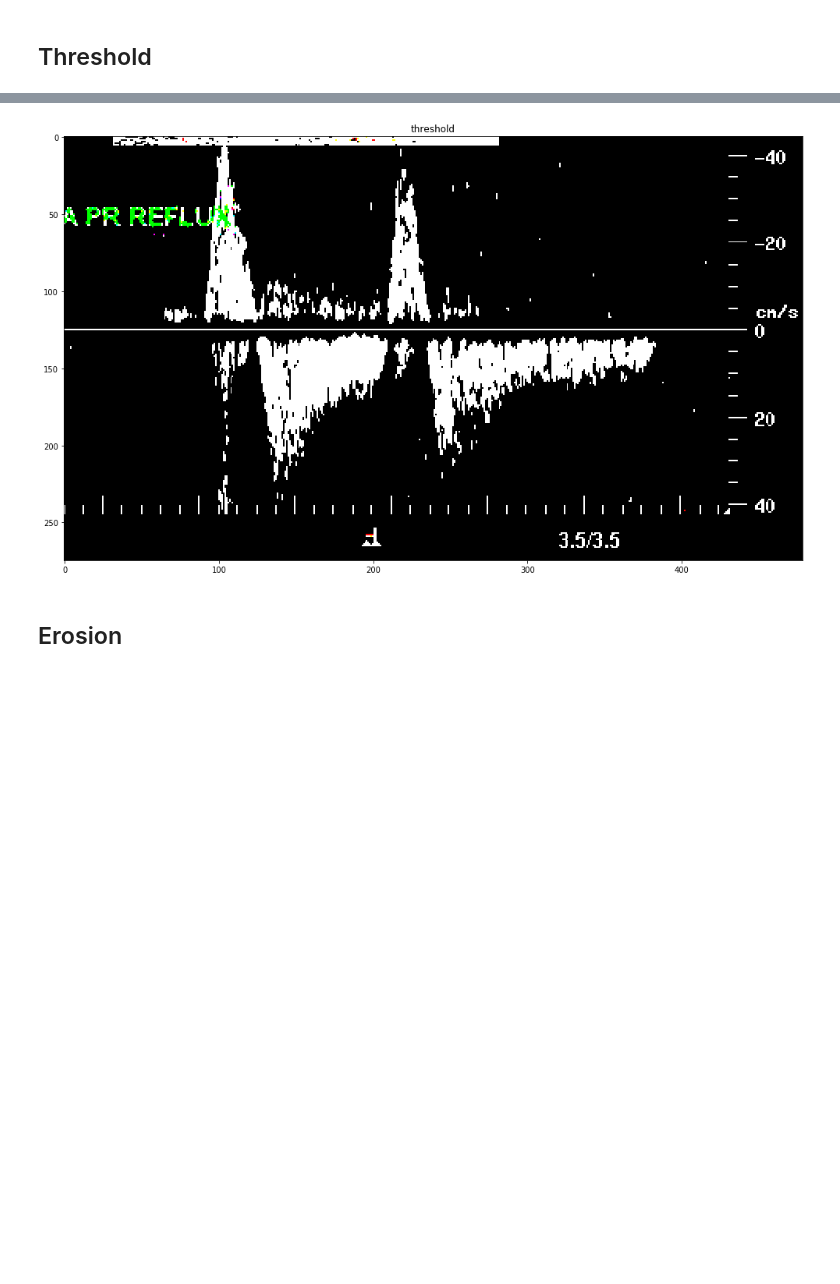
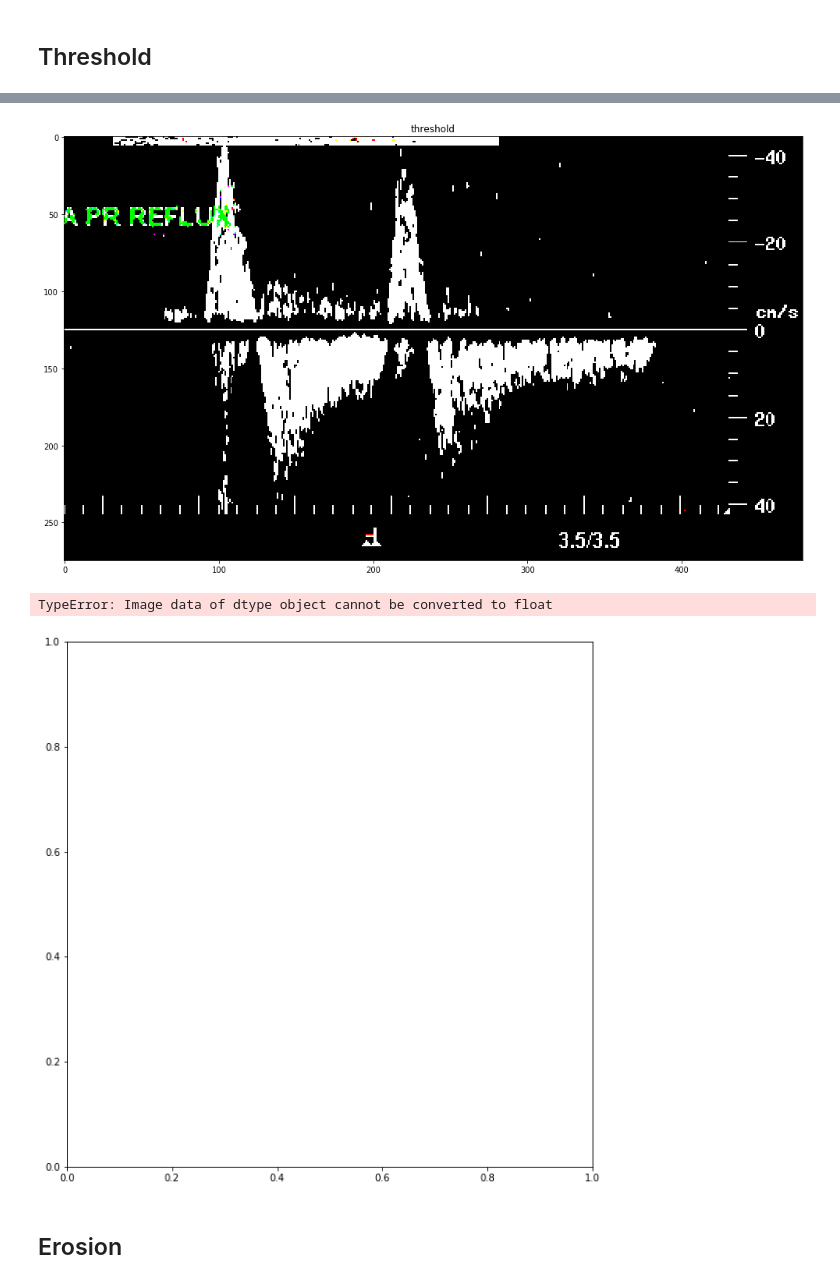
Before and after one commit to mscibxablach/FeaturesExtractionNotebook, a Jupyter notebook: Morph.ipynb, the cells around one changed output, grey strips where cells are left out. Cells and saved outputs as stored; diff of their text form; code cells hidden in the pictures; blank space fills up the shorter version.

```diff
--- a/Morph.ipynb
+++ b/Morph.ipynb
@@ -34,14 +45,20 @@ show_image('image', image)
 # %%
 def threshold(image):
     image = image.copy()
     return cv2.threshold(image, 70, 255, cv2.THRESH_BINARY)
 
-ret, thresh = threshold(image)
+blur1 = blur(image)
+_, thresh = threshold(image)
+x = threshold(blur1)
 show_image('image', image)
 show_image('threshold', thresh)
+show_image('blured threshold', x)
+print(blured_threshold)
 # %% [output]
 [figure]
 [figure]
+TypeError: Image data of dtype object cannot be converted to float
+[figure, added]
 # %% [markdown]
 ## Erosion
 # %%
```
Also changed, not shown: parts of 8 cells of this notebook, 2 other files.
